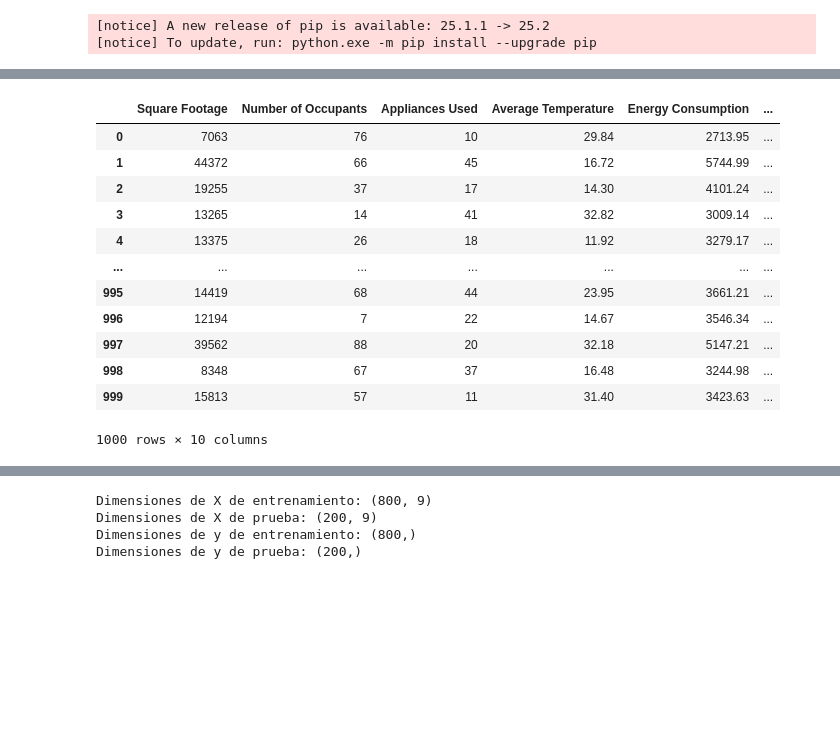
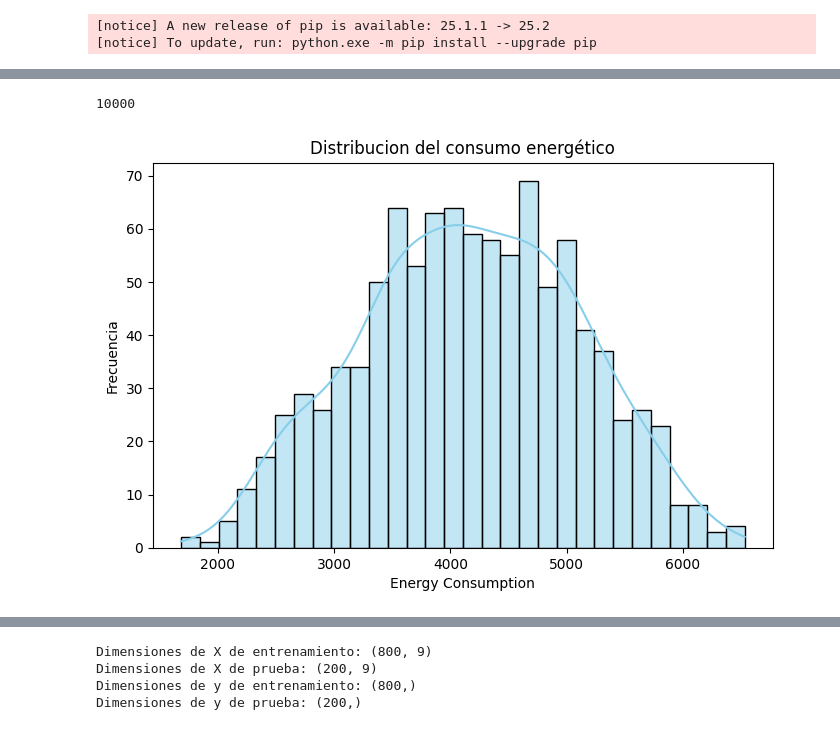
Before and after one commit to Factoria-F5-madrid/Project-Regression-Equipo-2, a Jupyter notebook: notebook/linear_regression.ipynb, the cells around one changed output, grey strips where cells are left out. Drawn from its saved outputs; the diff is of its cells as text; code cells hidden in the pictures; blank space fills up the shorter version.

```diff
--- a/notebook/linear_regression.ipynb
+++ b/notebook/linear_regression.ipynb
@@ -35,20 +71,16 @@ DataFrame limpio cargado.
+# %%
+print(df_clean.size)
+# %% [output]
+10000
 # %%
-# Muestra todas las columnas y más filas (sin imprimir todo el DataFrame)
-pd.set_option('display.max_columns', None)
-pd.set_option('display.max_rows', 100) # Puedes ajustar este número
-df_clean
+# 3. VISUALIZACION EXPLORATORIA
+
+plt.figure(figsize=(8,5))
+sns.histplot(df_clean['Energy Consumption'], kde=True,  bins=30, color='skyblue')
+plt.title("Distribucion del consumo energético")
+plt.xlabel("Energy Consumption")
+plt.ylabel("Frecuencia")
+plt.show()
 # %% [output]
-|  | Square Footage | Number of Occupants | Appliances Used | Average Temperature | Energy Consumption | ... |
-| 0 | 7063 | 76 | 10 | 29.84 | 2713.95 | ... |
-| 1 | 44372 | 66 | 45 | 16.72 | 5744.99 | ... |
-| 2 | 19255 | 37 | 17 | 14.30 | 4101.24 | ... |
-| 3 | 13265 | 14 | 41 | 32.82 | 3009.14 | ... |
-| 4 | 13375 | 26 | 18 | 11.92 | 3279.17 | ... |
-| ... | ... | ... | ... | ... | ... | ... |
-| 995 | 14419 | 68 | 44 | 23.95 | 3661.21 | ... |
-| 996 | 12194 | 7 | 22 | 14.67 | 3546.34 | ... |
-| 997 | 39562 | 88 | 20 | 32.18 | 5147.21 | ... |
-| 998 | 8348 | 67 | 37 | 16.48 | 3244.98 | ... |
-| 999 | 15813 | 57 | 11 | 31.40 | 3423.63 | ... |
-1000 rows × 10 columns
+[figure, added]
 # %%
```
Also changed, not shown: parts of 18 cells of this notebook, 1 other file.
